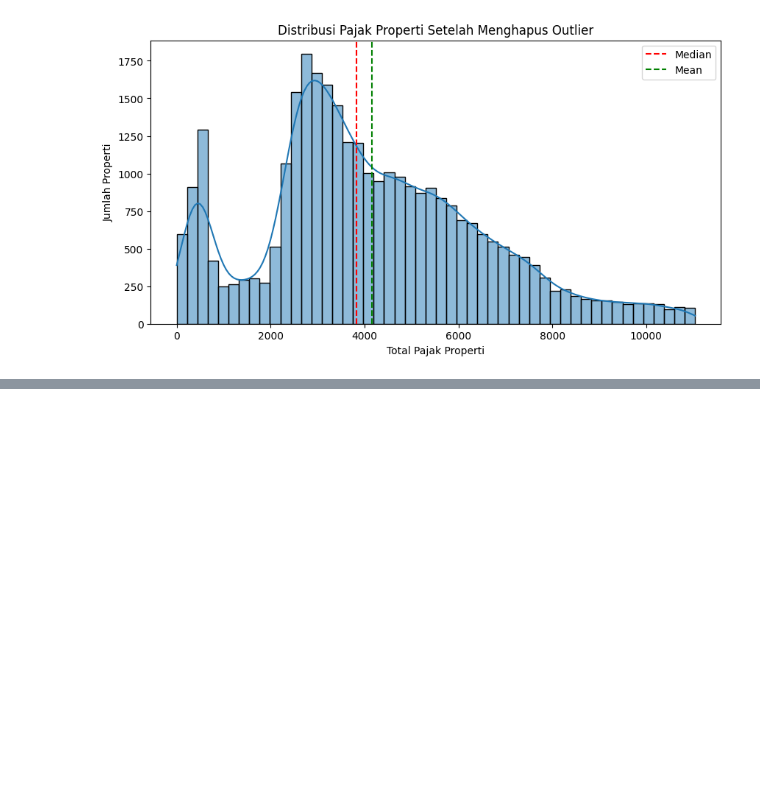
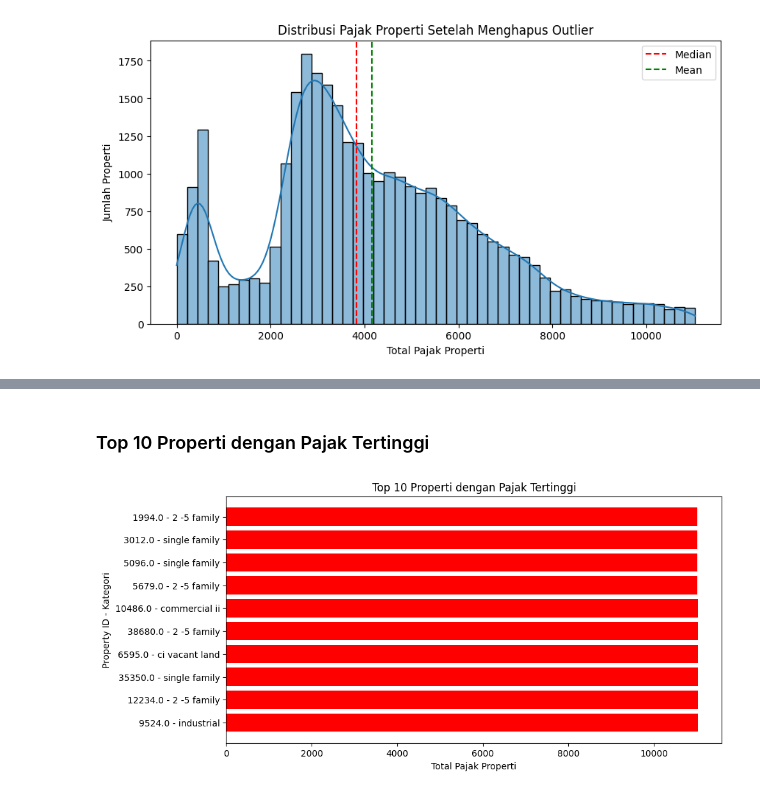
Before and after one commit to MuhammadBintang27/Kelompok_6_Tugas01_Data_Preparation, a Jupyter notebook: Kelompok6.ipynb, the cells around one changed output, grey strips where cells are left out. Saved outputs shown, nothing was run; the diff lists cells and outputs as text; code cells hidden in the pictures; blank space fills up the shorter version.

```diff
--- a/Kelompok6.ipynb
+++ b/Kelompok6.ipynb
@@ -340,0 +406,21 @@ plt.show()
+# %% [markdown]
+### Top 10 Properti dengan Pajak Tertinggi
+# %%
+# Urutkan berdasarkan total pajak properti
+df_sorted = df.sort_values(by="TOTAL_TAXES", ascending=True)
+# Ambil 10 properti dengan pajak tertinggi
+top_10_tax = df_sorted.tail(10).copy()  # Gunakan .copy() untuk menghindari SettingWithCopyWarning
+
+# Isi NaN dengan string kosong lalu buat label baru
+top_10_tax["SHORT_DESC"] = top_10_tax["SHORT_DESC"].fillna("")
+top_10_tax["Label"] = top_10_tax["P_ID"].astype(str) + " - " + top_10_tax["SHORT_DESC"]
+
+plt.figure(figsize=(10, 5))
+plt.barh(top_10_tax["Label"], top_10_tax["TOTAL_TAXES"], color='red')
+plt.xlabel("Total Pajak Properti")
+plt.ylabel("Property ID - Kategori")
+plt.title("Top 10 Properti dengan Pajak Tertinggi")
+plt.gca().invert_yaxis()  # Membalikkan sumbu agar yang terbesar di atas
+plt.show()
+# %% [output]
+[figure, added]
```
Also changed, not shown: parts of 6 cells of this notebook.
